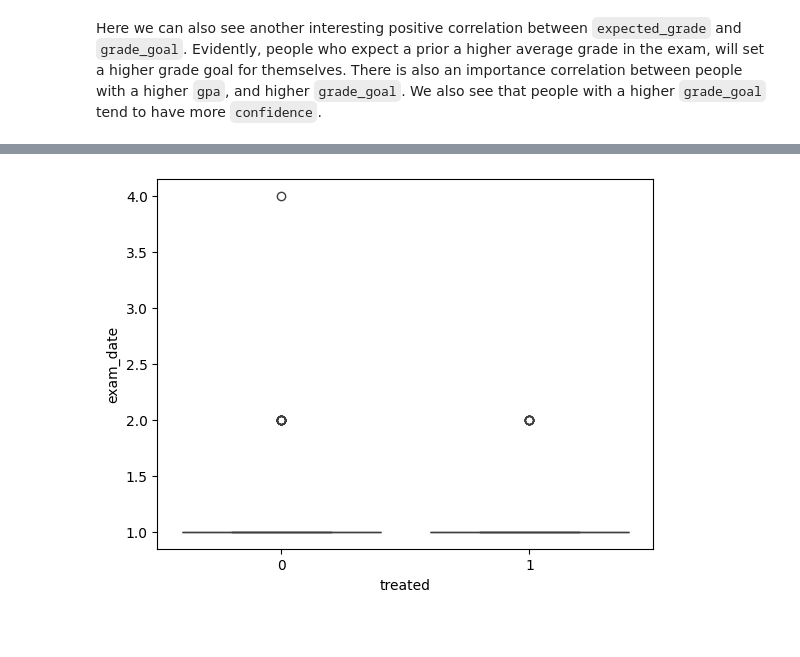
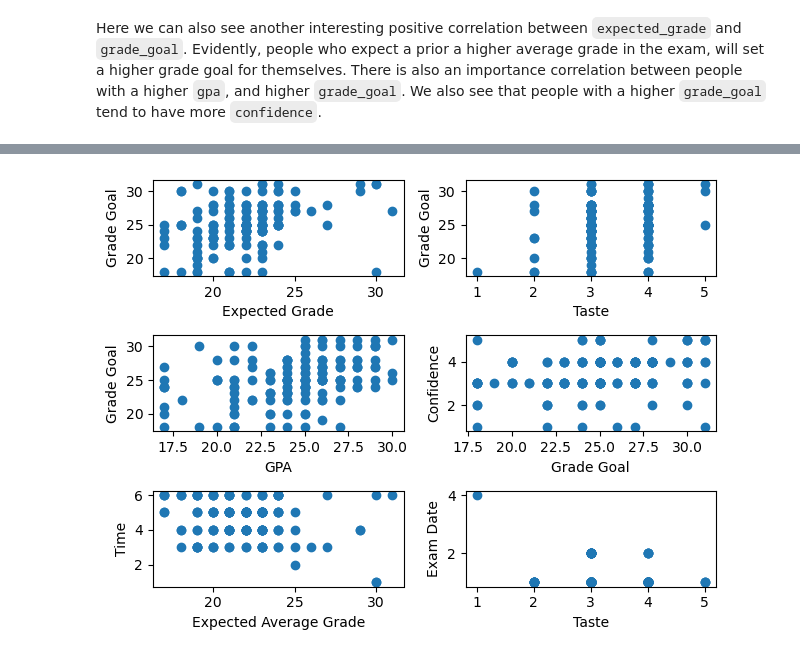
Before and after one commit to SaverioPCapra/applied_economics_paper, a Jupyter notebook: plotting.ipynb, the cells around one changed output, grey strips where cells are left out. Cells and saved outputs as stored; diff of their text form; code cells hidden in the pictures; blank space fills up the shorter version.

```diff
--- a/plotting.ipynb
+++ b/plotting.ipynb
@@ -88,4 +42,38 @@ sns.boxplot(x = "treated", y = "confidence", data = all_vars);
-# %%
-sns.boxplot(x = "treated", y = "exam_date", data = all_vars);
-# %% [output]
-[figure, removed]
+# %%
+plt.subplots(nrows= 3, ncols= 2)
+
+plt.subplot(3,2,1)
+plt.scatter(x = all_vars["expected_grade"], y = all_vars["grade_goal"]);
+plt.xlabel("Expected Grade");
+plt.ylabel("Grade Goal");
+
+plt.subplot(3,2,2)
+plt.scatter(x = all_vars["taste"], y = all_vars["grade_goal"]);
+plt.xlabel("Taste");
+plt.ylabel("Grade Goal");
+
+plt.tight_layout();
+
+plt.subplot(3,2,3)
+plt.scatter(x = all_vars["gpa"], y = all_vars["grade_goal"]);
+plt.xlabel("GPA");
+plt.ylabel("Grade Goal");
+
+plt.subplot(3,2,4)
+plt.scatter(x = all_vars["grade_goal"], y = all_vars["confidence"]);
+plt.xlabel("Grade Goal");
+plt.ylabel("Confidence");
+
+plt.subplot(3,2,5);
+plt.scatter(x = all_vars["expected_grade"], y = all_vars["time"]);
+plt.xlabel("Expected Average Grade");
+plt.ylabel("Time");
+
+plt.subplot(3,2,6);
+plt.scatter(x = all_vars["taste"], y = all_vars["exam_date"]);
+plt.xlabel("Taste");
+plt.ylabel("Exam Date");
+
+plt.tight_layout();
+# %% [output]
+[figure, added]
```
Also changed, not shown: parts of 17 cells of this notebook, 10 other files.
